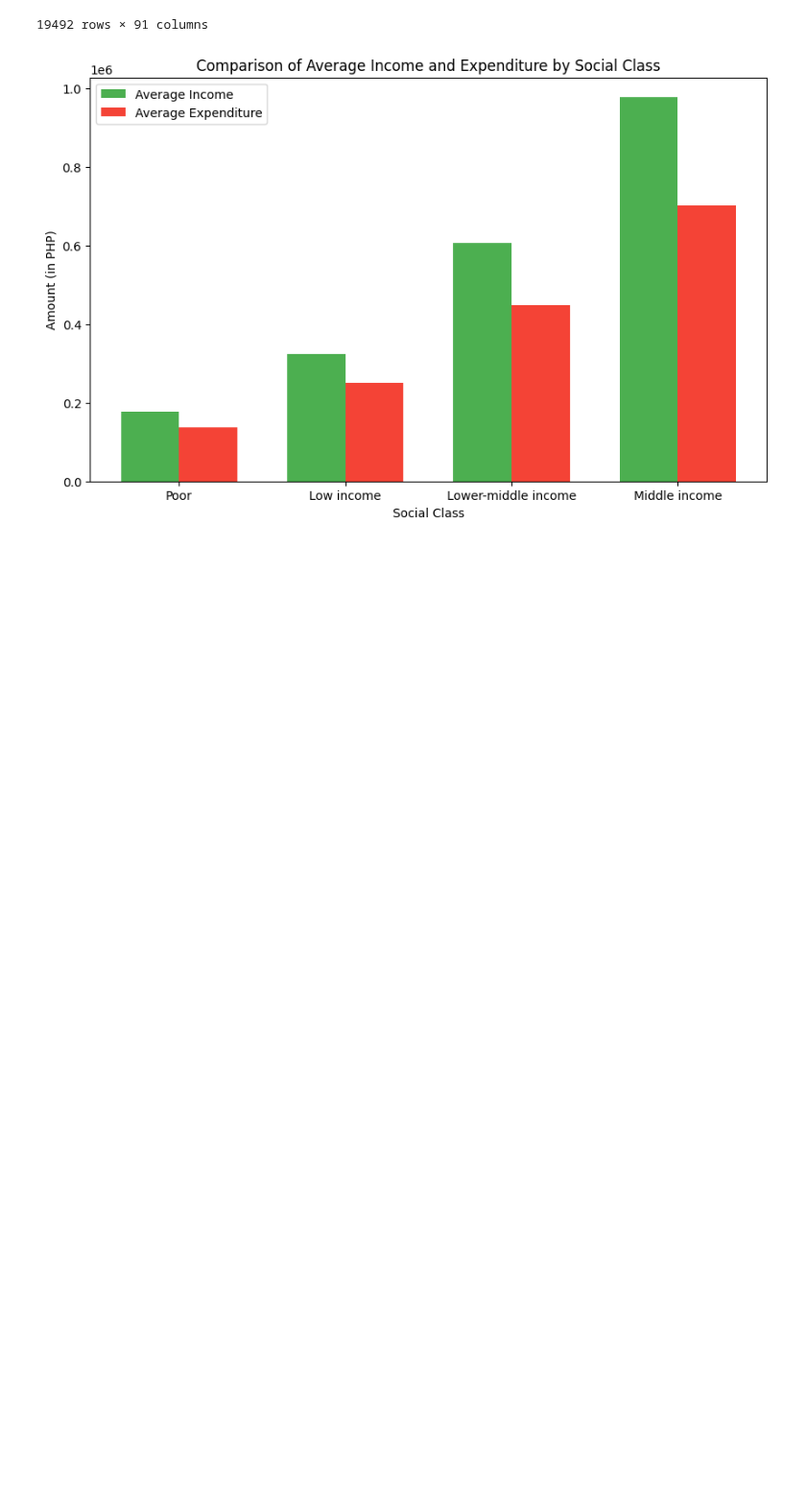
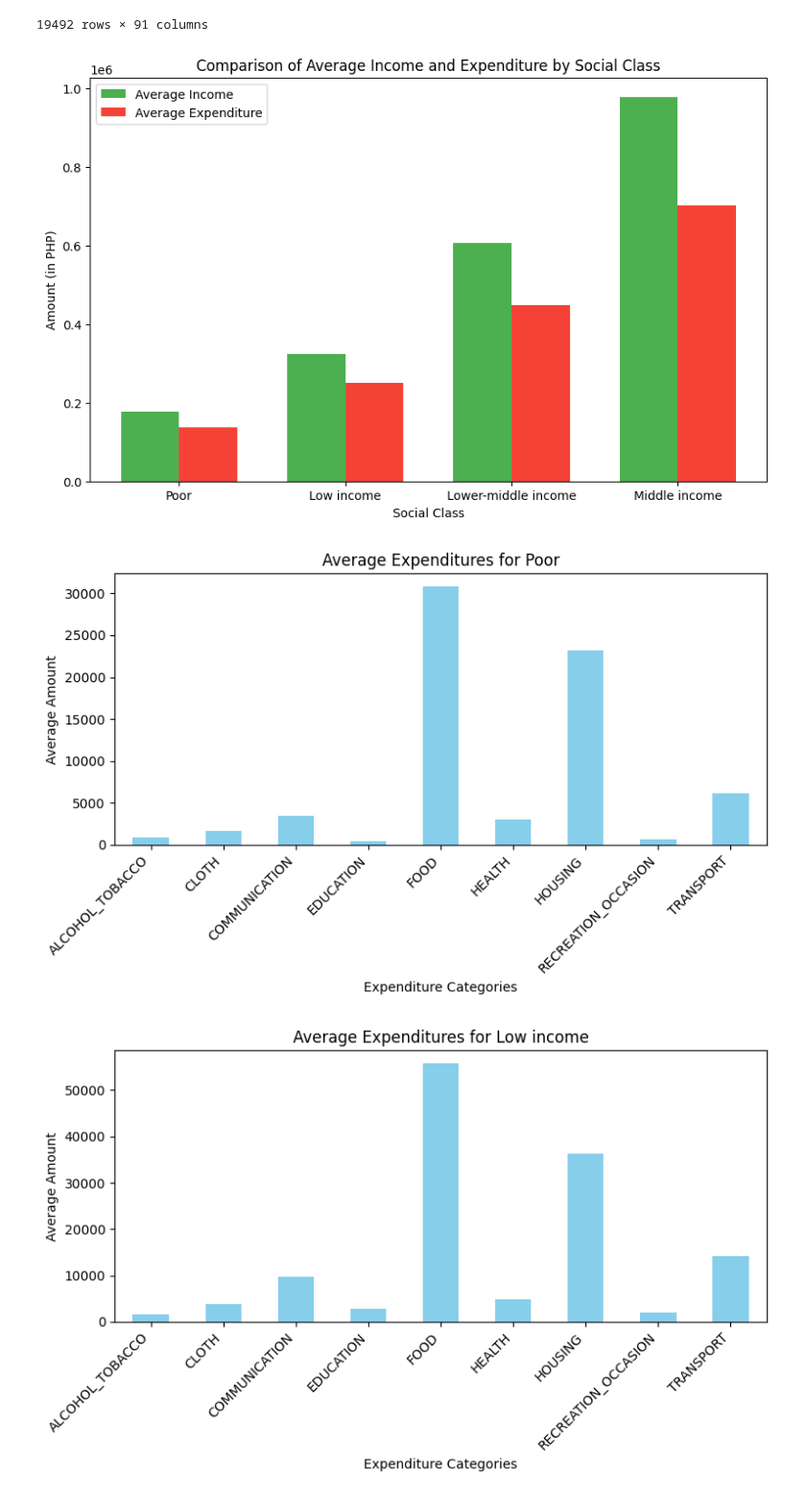
Before and after one commit to JoshuaEntrata/Data-Mining-Prelims-Project, a Jupyter notebook: notebooks/eda/others.ipynb, the cells around one changed output. Shown at 96% size. Cells and saved outputs as stored; diff of their text form; code cells hidden in the pictures; blank space fills up the shorter version.

Commit message:
added 2 graphs

```diff
--- a/notebooks/eda/others.ipynb
+++ b/notebooks/eda/others.ipynb
@@ -75,3 +75,45 @@ plt.legend()
 plt.show()
 # %% [output]
 [figure]
+# %%
+import pandas as pd
+import matplotlib.pyplot as plt
+
+# Aggregating averages directly
+avg_expenditure = final_fies.groupby('SOCIAL_CLASS', observed=False).agg({
+    'ALCOHOL': 'mean', 'TOBACCO': 'mean',
+    'CLOTH': 'mean',
+    'COMMUNICATION': 'mean',
+    'EDUCATION': 'mean',
+    'FOOD_HOME': 'mean', 'FOOD_OUTSIDE': 'mean',
+    'HEALTH': 'mean',
+    'HOUSING_WATER': 'mean', 'FURNISHING': 'mean', 'IMPUTED_RENT': 'mean',
+    'RECREATION': 'mean', 'OCCASION': 'mean',
+    'TRANSPORT': 'mean'
+})
+
+# Combine categories directly
+avg_expenditure['ALCOHOL_TOBACCO'] = avg_expenditure[['ALCOHOL', 'TOBACCO']].mean(axis=1)
+avg_expenditure['FOOD'] = avg_expenditure[['FOOD_HOME', 'FOOD_OUTSIDE']].mean(axis=1)
+avg_expenditure['HOUSING'] = avg_expenditure[['HOUSING_WATER', 'FURNISHING', 'IMPUTED_RENT']].mean(axis=1)
+avg_expenditure['RECREATION_OCCASION'] = avg_expenditure[['RECREATION', 'OCCASION']].mean(axis=1)
+
+# Selecting only the required columns
+avg_expenditure = avg_expenditure[[
+    'ALCOHOL_TOBACCO', 'CLOTH', 'COMMUNICATION', 'EDUCATION',
+    'FOOD', 'HEALTH', 'HOUSING', 'RECREATION_OCCASION', 'TRANSPORT'
+]]
+
+# Plotting individual graphs for each social class
+for social_class in avg_expenditure.index:
+    plt.figure(figsize=(8, 5))
+    avg_expenditure.loc[social_class].plot(kind='bar', color='skyblue')
+    plt.title(f'Average Expenditures for {social_class}')
+    plt.ylabel('Average Amount')
+    plt.xlabel('Expenditure Categories')
+    plt.xticks(rotation=45, ha='right')
+    plt.tight_layout()
+    plt.show()
+# %% [output]
+[figure, added]
+[figure, added]
```
Also changed, not shown: parts of 2 cells of this notebook.
